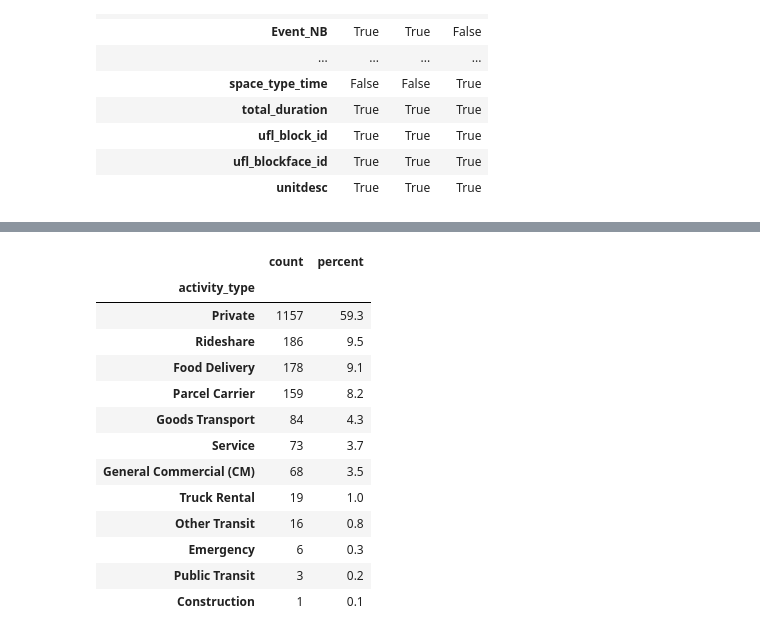
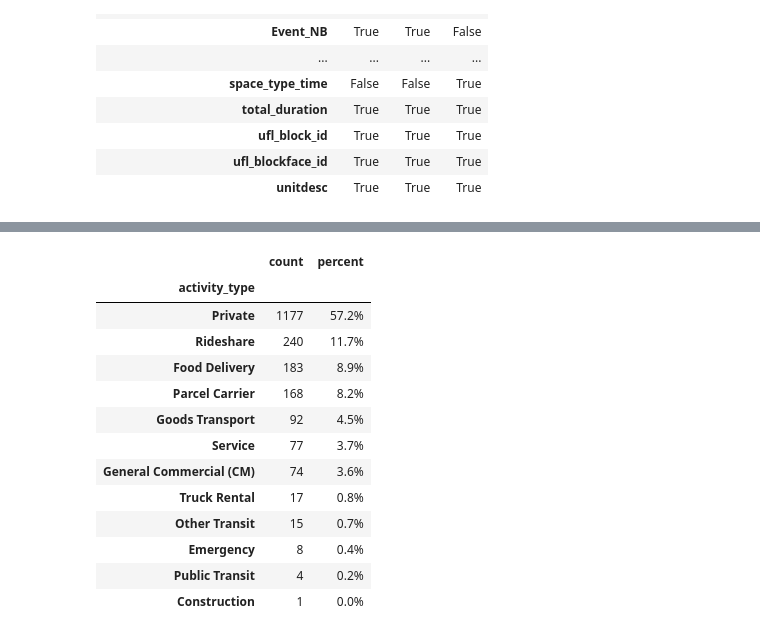
Before and after one commit to dshan805/freight-curb-allocation, a Jupyter notebook: notebooks/01-eda.ipynb, the cells around one changed output, grey strips where cells are left out. Cells and saved outputs as stored; diff of their text form; code cells hidden in the pictures.

```diff
--- a/notebooks/01-eda.ipynb
+++ b/notebooks/01-eda.ipynb
@@ -252,0 +336,18 @@ presence
+# %%
+# should drop columns with more than 50% missing data from idax_1
+# should also drop rows where total_duration is missing or where park_start, park_missing data is missing as this is a required data
+
+# replace the text '<null>' with real missing values
+idax_1_clean = idax_1.replace('<null>', pd.NA)
+
+# 1. drop columns with more than 50% missing
+missing_share = idax_1_clean.isna().mean()
+dropped_cols = missing_share[missing_share > 0.5].index.tolist()
+print("dropping columns:", dropped_cols)
+idax_1_clean = idax_1_clean.drop(columns=dropped_cols)
+
+# 2. drop rows missing any of the required fields
+required = ['total_duration', 'park_start', 'park_end']
+before = len(idax_1_clean)
+idax_1_clean = idax_1_clean.dropna(subset=required)
+print(f"dropped {before - len(idax_1_clean)} rows; {len(idax_1_clean)} remain")
@@ -326,7 +579,11 @@ Name: count, dtype: int64
 # %%
 # select only COMMERCIAL VEHICLE LOAD ZONE, PAY STATION - CVLZ, LOAD/UNLOAD ZONE
-idax1_loading_zones = idax_1.copy()
-idax1_loading_zones = idax1_loading_zones[idax1_loading_zones['SPACETYPEDESC'].
-                                          isin(['COMMERCIAL VEHICLE LOAD ZONE',
-                                                'PAY STATION - CVLZ',
-                                                'LOAD/UNLOAD ZONE'])]
+idax1_loading_zones = idax_1_area.copy()
+idax1_loading_zones = idax_1_area[idax_1_area['SPACETYPE'].
+                                          isin(['CVLZ',
+                                                'CVLZ/PS',
+                                                'PS-CVLZ',
+                                                'PS-VEN',
+                                                'L/UL',
+                                                'LOAD'
+                                              ])]
@@ -352,0 +624,8 @@ pd.DataFrame({
+# %%
+# by day
+idax1_loading_zones = idax1_loading_zones.copy()
+idax1_loading_zones['day'] = pd.to_datetime(idax1_loading_zones['Date']).dt.day_name()
+
+idax1_loading_zones['day'].value_counts()
+
+# no weekend data
@@ -353,25 +773,24 @@ pd.DataFrame({
 # %%
-# also look at activity type
 counts = idax1_loading_zones['activity_type'].value_counts(dropna=False)
 pd.DataFrame({
     "count": counts,
     "percent": (counts / counts.sum() * 100).round(1),
-})
+}).style.format({"percent": "{:.1f}%"})
 # %% [output]
 |  | count | percent |
 | activity_type |  |  |
-| Private | 1157 | 59.3 |
-| Rideshare | 186 | 9.5 |
-| Food Delivery | 178 | 9.1 |
-| Parcel Carrier | 159 | 8.2 |
-| Goods Transport | 84 | 4.3 |
-| Service | 73 | 3.7 |
-| General Commercial (CM) | 68 | 3.5 |
-| Truck Rental | 19 | 1.0 |
-| Other Transit | 16 | 0.8 |
-| Emergency | 6 | 0.3 |
-| Public Transit | 3 | 0.2 |
-| Construction | 1 | 0.1 |
+| Private | 1177 | 57.2% |
+| Rideshare | 240 | 11.7% |
+| Food Delivery | 183 | 8.9% |
+| Parcel Carrier | 168 | 8.2% |
+| Goods Transport | 92 | 4.5% |
+| Service | 77 | 3.7% |
+| General Commercial (CM) | 74 | 3.6% |
+| Truck Rental | 17 | 0.8% |
+| Other Transit | 15 | 0.7% |
+| Emergency | 8 | 0.4% |
+| Public Transit | 4 | 0.2% |
+| Construction | 1 | 0.0% |
 # %%
 # cross tab
 (pd.crosstab(idax1_loading_zones['body_type'],
```
Also changed, not shown: parts of 75 cells of this notebook.
